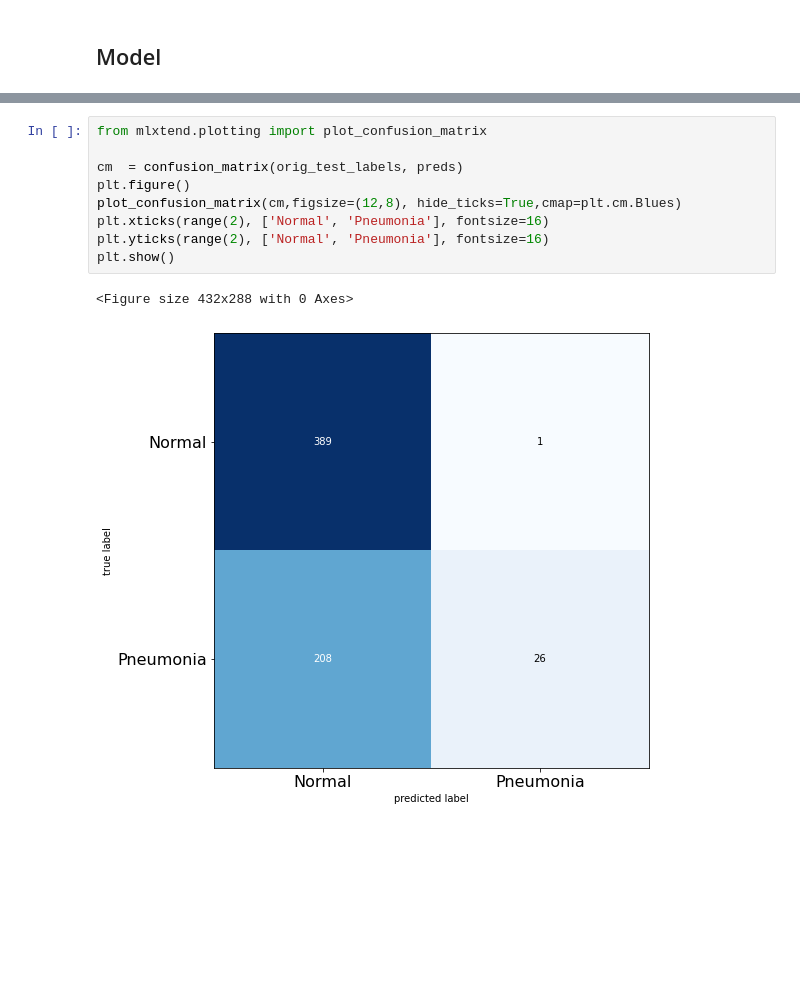
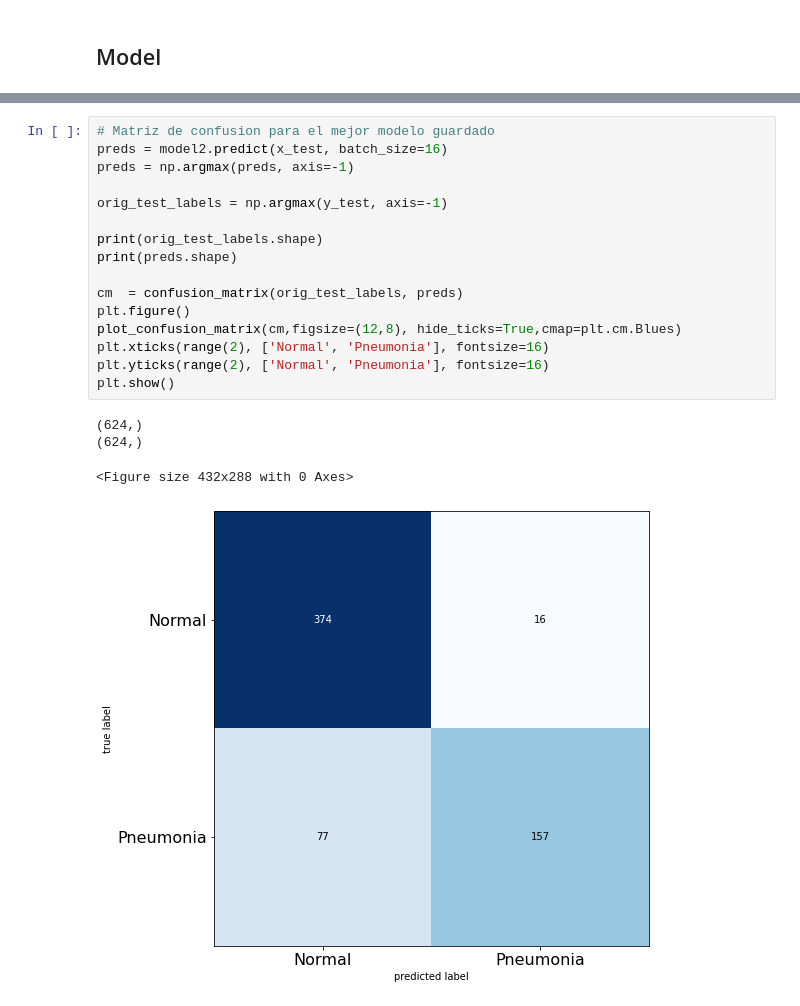
Before and after one commit to victortrigo/CNN-pneumonia, a Jupyter notebook: cnn-para-diagnostico-de-neumonia.ipynb, the cells around one changed output, grey strips where cells are left out. Saved outputs shown, nothing was run; the diff lists cells and outputs as text; blank space fills up the shorter version.

Commit message:
Kaggle Notebook | CNN para diagnostico de neumonía | Version 7

```diff
--- a/cnn-para-diagnostico-de-neumonia.ipynb
+++ b/cnn-para-diagnostico-de-neumonia.ipynb
@@ -321,12 +332,21 @@ print(preds.shape)
 # %%
-from mlxtend.plotting import plot_confusion_matrix
+# Matriz de confusion para el mejor modelo guardado
+preds = model2.predict(x_test, batch_size=16)
+preds = np.argmax(preds, axis=-1)
+
+orig_test_labels = np.argmax(y_test, axis=-1)
+
+print(orig_test_labels.shape)
+print(preds.shape)
 
 cm  = confusion_matrix(orig_test_labels, preds)
 plt.figure()
 plot_confusion_matrix(cm,figsize=(12,8), hide_ticks=True,cmap=plt.cm.Blues)
 plt.xticks(range(2), ['Normal', 'Pneumonia'], fontsize=16)
 plt.yticks(range(2), ['Normal', 'Pneumonia'], fontsize=16)
 plt.show()
 # %% [output]
-<Figure size 432x288 with 0 Axes>
+(624,)
+(624,)
+<Figure size 432x288 with 0 Axes>
-[figure, old version]
+[figure, new version]
```
Also changed, not shown: parts of 37 cells of this notebook.
